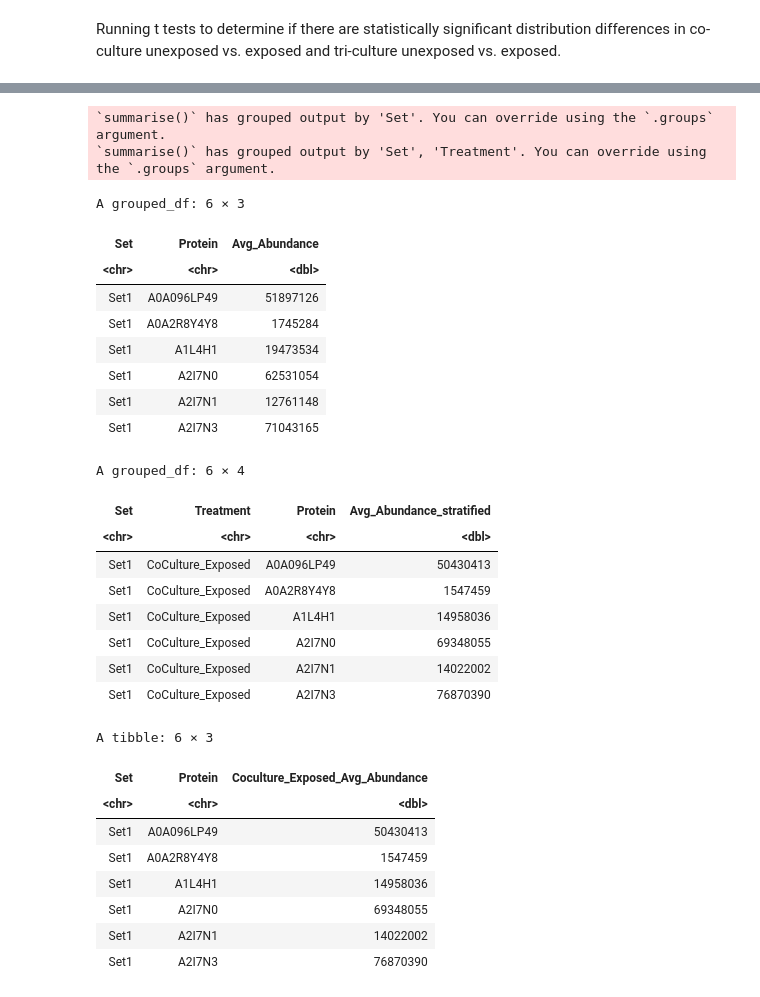
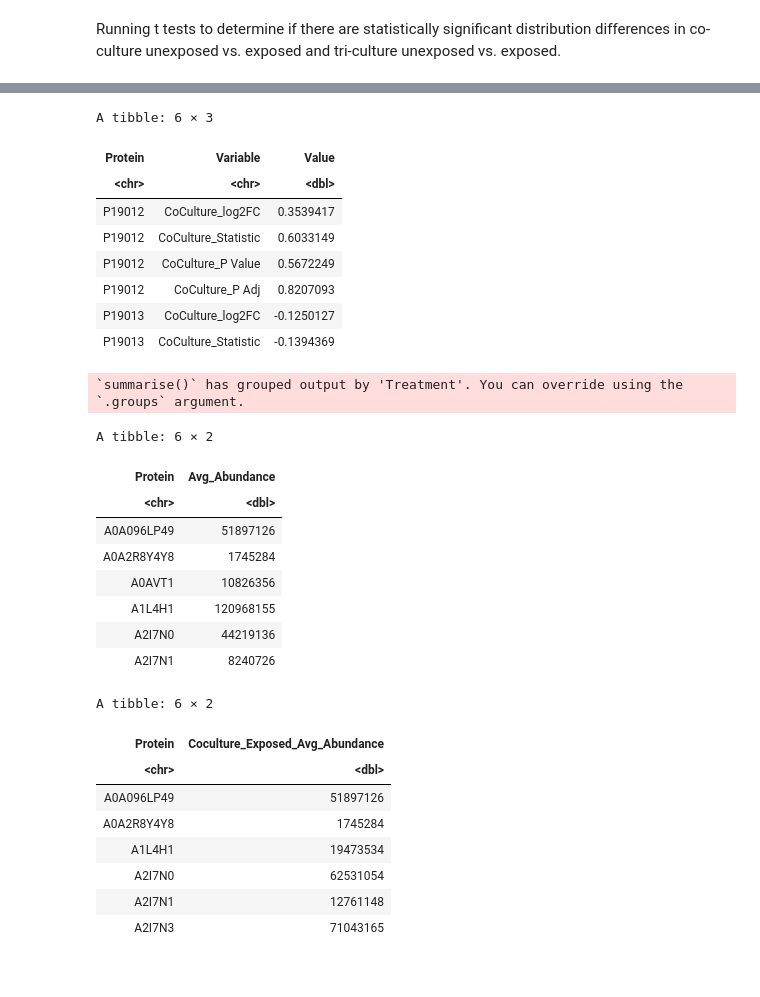
Before and after one commit to alexispayton/Wildfires-and-Extracellular-Vesicles-EVs-Woodsmoke-Alters-EV-Proteomic-Signatures-involved-in-Ext, a Jupyter notebook: 4. Group Distribution Analysis/Group Distribution Analysis.ipynb, the cells around one changed output, grey strips where cells are left out. Cells and saved outputs as stored; diff of their text form; code cells hidden in the pictures.

```diff
--- a/4. Group Distribution Analysis/Group Distribution Analysis.ipynb
+++ b/4. Group Distribution Analysis/Group Distribution Analysis.ipynb
@@ -146,38 +171,45 @@ A data.frame: 6 × 6
+# %%
+t_test_df = pivot_longer(t_test_df, cols = 4:7, names_to = "var", values_to = "Value") %>%
+    unite("Variable", Treatment,var) %>%
+    select(-Set)
+
+t_test_df = t_test_df[,c(2,1,3)]
+
+head(t_test_df)
+# %% [output]
+A tibble: 6 × 3
+| Protein | Variable | Value |
+| <chr> | <chr> | <dbl> |
+| P19012 | CoCulture_log2FC | 0.3539417 |
+| P19012 | CoCulture_Statistic | 0.6033149 |
+| P19012 | CoCulture_P Value | 0.5672249 |
+| P19012 | CoCulture_P Adj | 0.8207093 |
+| P19013 | CoCulture_log2FC | -0.1250127 |
+| P19013 | CoCulture_Statistic | -0.1394369 |
 # %%
 #calculating overall avg. abundance and within smoking groups
 avg_abundance_df = proteomics_df %>%
-    group_by(Set, Protein) %>%
+    group_by(Protein) %>%
     summarize(Avg_Abundance = mean(Value))
 
 #stratified by treatment
 avg_abundance_df_stratified = proteomics_df %>%
-    group_by(Set, Treatment, Protein) %>%
+    group_by(Treatment, Protein) %>%
     summarize(Avg_Abundance_stratified = mean(Value))
 
 head(avg_abundance_df)
 # %% [output]
-`summarise()` has grouped output by 'Set'. You can override using the `.groups`
-argument.
-`summarise()` has grouped output by 'Set', 'Treatment'. You can override using
-the `.groups` argument.
+`summarise()` has grouped output by 'Treatment'. You can override using the
+`.groups` argument.
-A grouped_df: 6 × 3
+A tibble: 6 × 2
-| Set | Protein | Avg_Abundance |
-| <chr> | <chr> | <dbl> |
-| Set1 | A0A096LP49 | 51897126 |
-| Set1 | A0A2R8Y4Y8 | 1745284 |
-| Set1 | A1L4H1 | 19473534 |
-| Set1 | A2I7N0 | 62531054 |
-| Set1 | A2I7N1 | 12761148 |
-| Set1 | A2I7N3 | 71043165 |
+| Protein | Avg_Abundance |
+| <chr> | <dbl> |
+| A0A096LP49 | 51897126 |
+| A0A2R8Y4Y8 | 1745284 |
+| A0AVT1 | 10826356 |
+| A1L4H1 | 120968155 |
+| A2I7N0 | 44219136 |
+| A2I7N1 | 8240726 |
-A grouped_df: 6 × 4
-| Set | Treatment | Protein | Avg_Abundance_stratified |
-| <chr> | <chr> | <chr> | <dbl> |
-| Set1 | CoCulture_Exposed | A0A096LP49 | 50430413 |
-| Set1 | CoCulture_Exposed | A0A2R8Y4Y8 | 1547459 |
-| Set1 | CoCulture_Exposed | A1L4H1 | 14958036 |
-| Set1 | CoCulture_Exposed | A2I7N0 | 69348055 |
-| Set1 | CoCulture_Exposed | A2I7N1 | 14022002 |
-| Set1 | CoCulture_Exposed | A2I7N3 | 76870390 |
 # %%
 #changing the stratified dfs to making combining easier
 #first splitting dfs
@@ -201,13 +233,13 @@ triculture_vehicle_avg_abundance = split_avg_abundance_stratified[[2]] %>%
 
 head(coculture_exposed_avg_abundance)
 # %% [output]
-A tibble: 6 × 3
+A tibble: 6 × 2
-| Set | Protein | Coculture_Exposed_Avg_Abundance |
-| <chr> | <chr> | <dbl> |
-| Set1 | A0A096LP49 | 50430413 |
-| Set1 | A0A2R8Y4Y8 | 1547459 |
-| Set1 | A1L4H1 | 14958036 |
-| Set1 | A2I7N0 | 69348055 |
-| Set1 | A2I7N1 | 14022002 |
-| Set1 | A2I7N3 | 76870390 |
+| Protein | Coculture_Exposed_Avg_Abundance |
+| <chr> | <dbl> |
+| A0A096LP49 | 51897126 |
+| A0A2R8Y4Y8 | 1745284 |
+| A1L4H1 | 19473534 |
+| A2I7N0 | 62531054 |
+| A2I7N1 | 12761148 |
+| A2I7N3 | 71043165 |
 # %%
```
Also changed, not shown: parts of 8 cells of this notebook.
